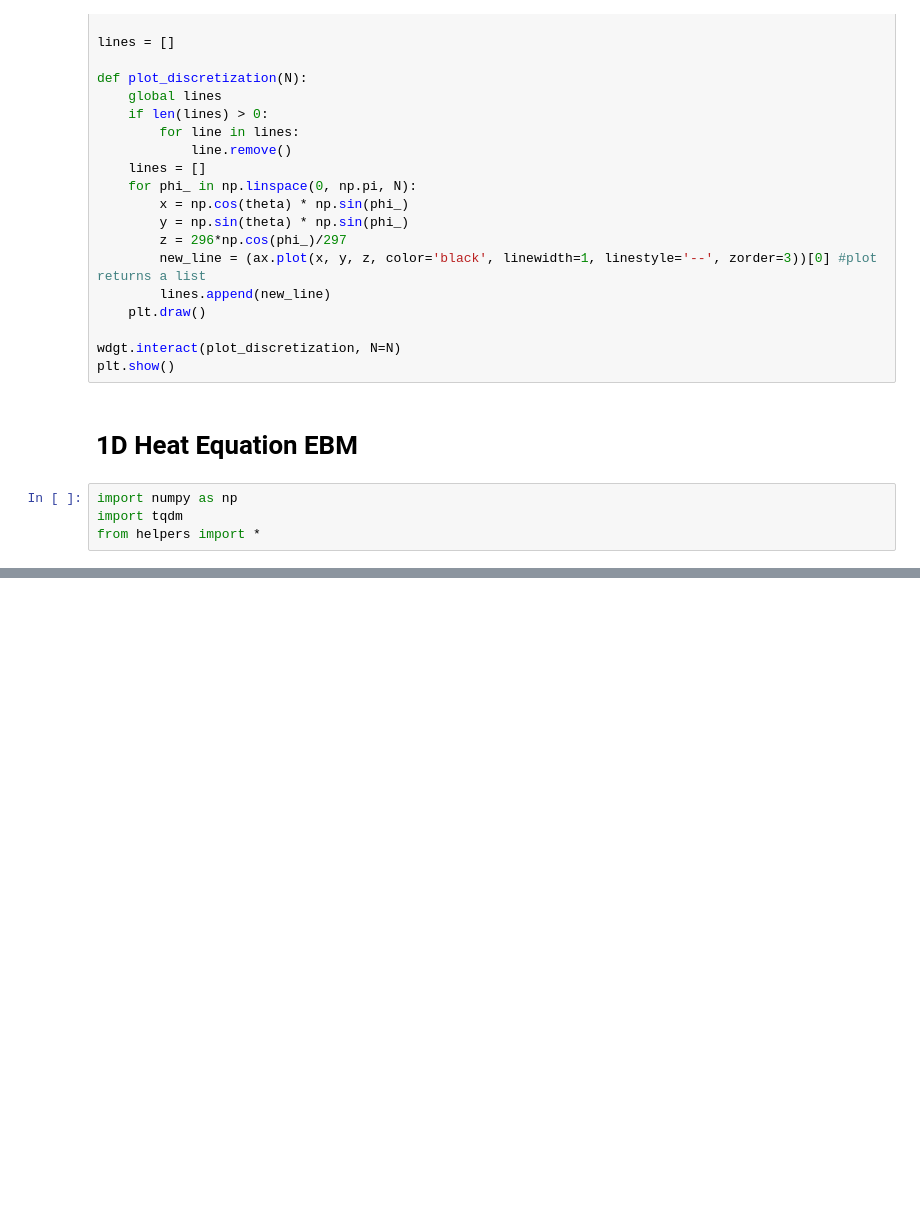
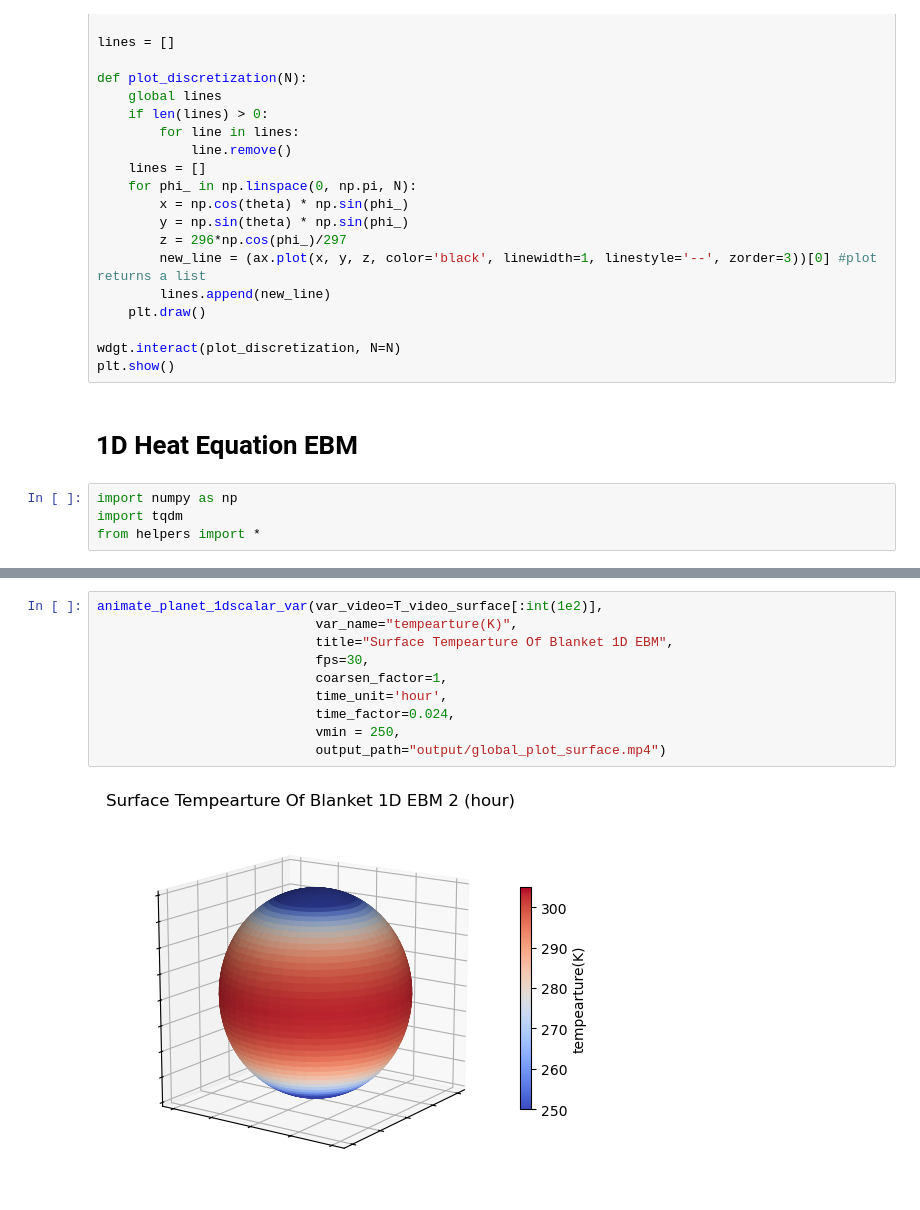
Before and after one commit to Jerry-Haoyu/Climate_Dynamics, a Jupyter notebook: atomosphere_modeling/energy_balance_model.ipynb, the cells around one changed output, grey strips where cells are left out. Drawn from its saved outputs; the diff is of its cells as text; blank space fills up the shorter version.

```diff
--- a/atomosphere_modeling/energy_balance_model.ipynb
+++ b/atomosphere_modeling/energy_balance_model.ipynb
@@ -157,0 +348,12 @@ KeyboardInterrupt:
+# %%
+animate_planet_1dscalar_var(var_video=T_video_surface[:int(1e2)],
+                            var_name="tempearture(K)",
+                            title="Surface Tempearture Of Blanket 1D EBM",
+                            fps=30,
+                            coarsen_factor=1,
+                            time_unit='hour',
+                            time_factor=0.024,
+                            vmin = 250,
+                            output_path="output/global_plot_surface.mp4")
+# %% [output]
+[figure, added]
```
Also changed, not shown: parts of 10 cells of this notebook, 7 other files.
